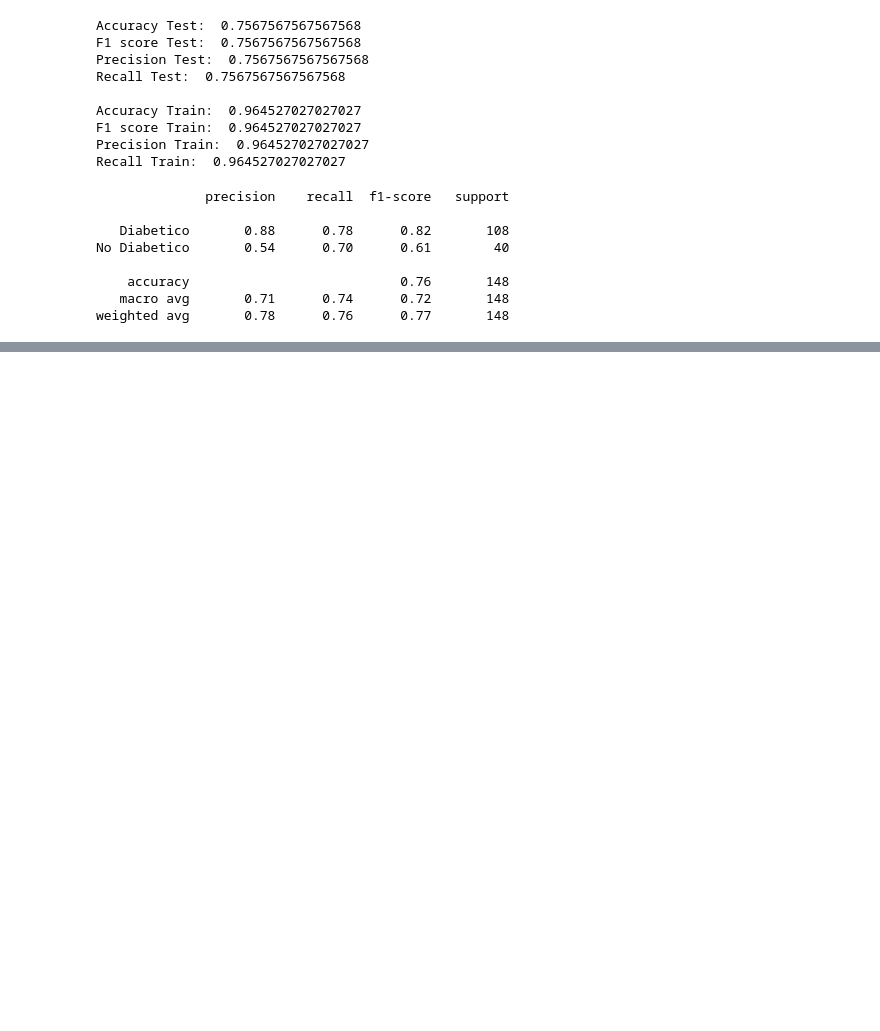
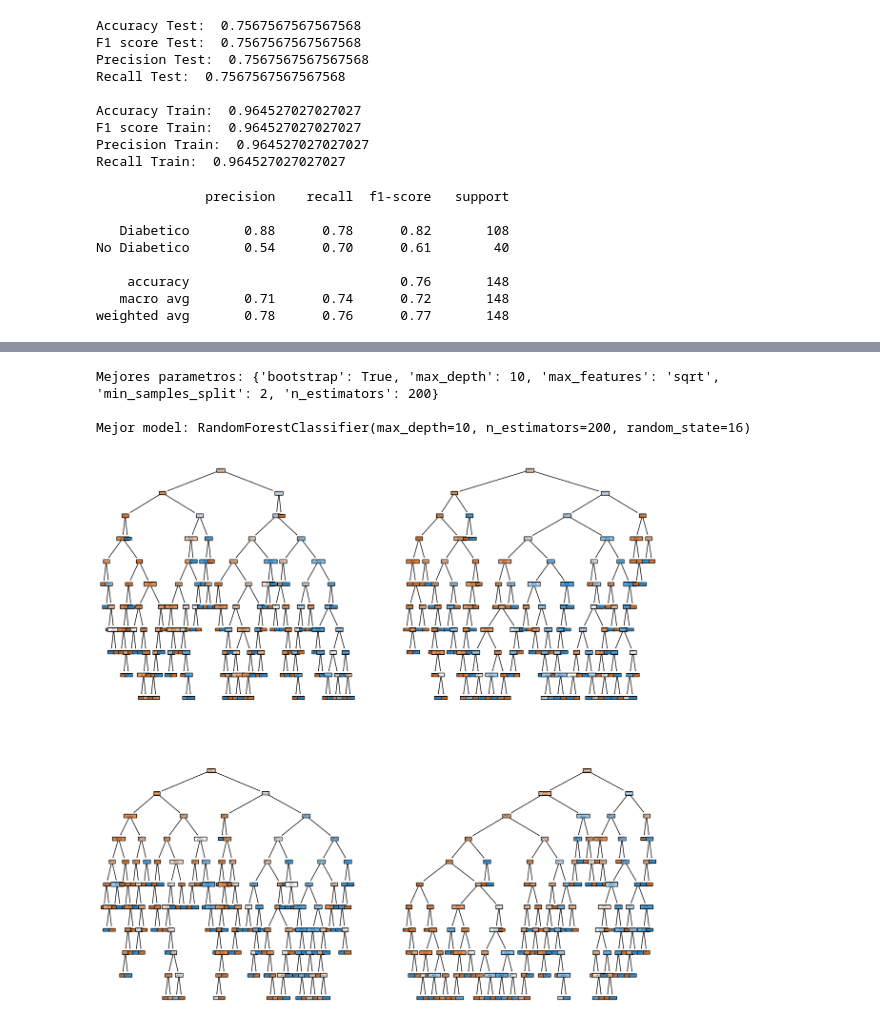
Before and after one commit to 4GeeksAcademy/RANDOM_FOREST_ALGO_JesusCasatnedam, a Jupyter notebook: src/explore.ipynb, the cells around one changed output, grey strips where cells are left out. Saved outputs shown, nothing was run; the diff lists cells and outputs as text; code cells hidden in the pictures; blank space fills up the shorter version.

Commit message:
Arreglar parametros

```diff
--- a/src/explore.ipynb
+++ b/src/explore.ipynb
@@ -281,0 +288,20 @@ dump(second_model, open("random_forest_classifier_200_16.sav", "wb"))
+# %%
+from sklearn.model_selection import GridSearchCV
+
+param_grid = {
+    'n_estimators': [50, 100, 200],       # Número de árboles
+    'max_depth': [None, 10, 20],          # Profundidad máxima de los árboles
+    'min_samples_split': [2, 5, 10],      # Mínimo de muestras para dividir un nodo
+    'max_features': ['sqrt', 'log2'],     # Número de features para dividir nodos
+    'bootstrap': [True, False]            # Muestreo con/sin reemplazo
+}
+
+grid_search = GridSearchCV(
+    estimator=RandomForestClassifier(random_state=16),
+    param_grid=param_grid,
+    cv=5,                                  # 5-fold cross-validation
+    scoring='accuracy',                    # Métrica a optimizar (puede ser 'f1', 'recall', etc.)
+    n_jobs=-1                             # Usar todos los núcleos del CPU
+)
+# %%
+grid_search.fit(X_train, y_train)
@@ -281,0 +316,23 @@ dump(second_model, open("random_forest_classifier_200_16.sav", "wb"))
+# %%
+best_params = grid_search.best_params_
+best_model = grid_search.best_estimator_    # Modelo ya entrenado con los mejores parámetros
+
+print('Mejores parametros:',best_params)
+print('\nMejor model:',best_model)
+# %% [output]
+Mejores parametros: {'bootstrap': True, 'max_depth': 10, 'max_features': 'sqrt', 'min_samples_split': 2, 'n_estimators': 200}
+
+Mejor model: RandomForestClassifier(max_depth=10, n_estimators=200, random_state=16)
+# %%
+fig, axis = plt.subplots(2, 2, figsize = (15, 15))
+
+# Mostramos los 4 primeros árboles de los 200 generados (por defecto)
+clases = ["Diabetico", "No Diabetico"]
+tree.plot_tree(best_model.estimators_[0], ax = axis[0, 0], feature_names = list(X_train.columns), class_names = clases, filled = True)
+tree.plot_tree(best_model.estimators_[1], ax = axis[0, 1], feature_names = list(X_train.columns), class_names = clases, filled = True)
+tree.plot_tree(best_model.estimators_[2], ax = axis[1, 0], feature_names = list(X_train.columns), class_names = clases, filled = True)
+tree.plot_tree(best_model.estimators_[3], ax = axis[1, 1], feature_names = list(X_train.columns), class_names = clases, filled = True)
+
+plt.show()
+# %% [output]
+[figure, added]
```
Also changed, not shown: parts of 14 cells of this notebook.
